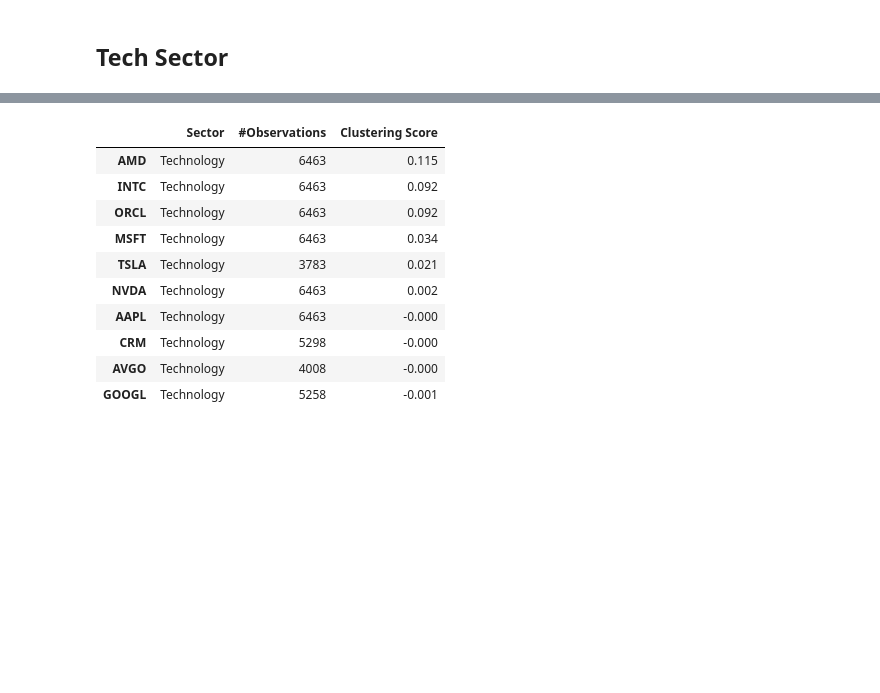
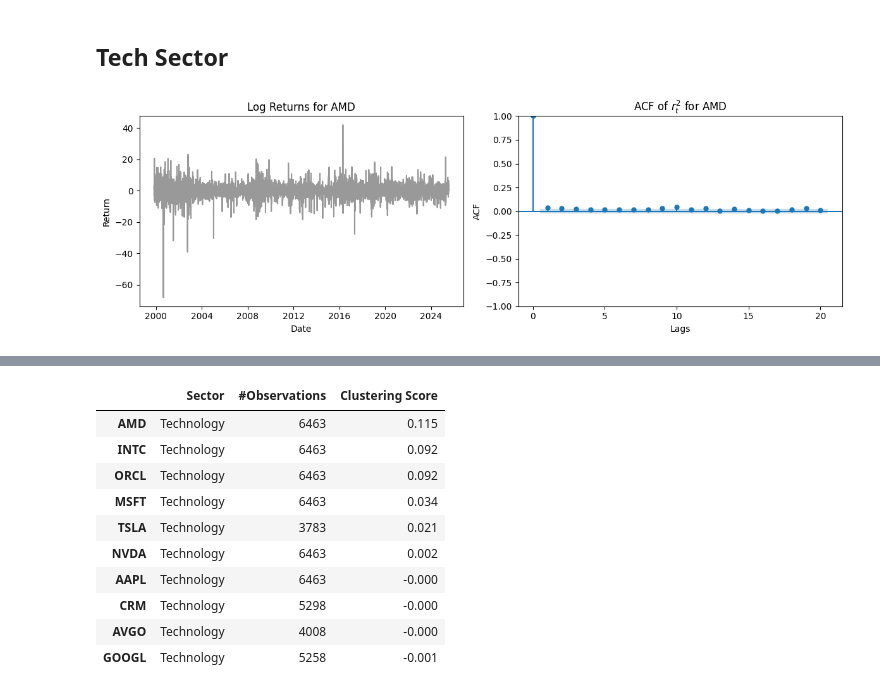
Before and after one commit to sushmita212/Stock_Volatility_Forecasting, a Jupyter notebook: preliminary_tests.ipynb, the cells around one changed output, grey strips where cells are left out. Saved outputs shown, nothing was run; the diff lists cells and outputs as text; code cells hidden in the pictures; blank space fills up the shorter version.

```diff
--- a/preliminary_tests.ipynb
+++ b/preliminary_tests.ipynb
@@ -152,3 +162,8 @@ finance_clustering.sort_values(by='Clustering Score', ascending=False)
 | C | Finance | 6463 | 0.008 |
 # %% [markdown]
 ## Tech Sector
+# %%
+AMD_ct = clusteringTest(df_tech['AMD']['returns'],'AMD')
+AMD_ct.plotACF()
+# %% [output]
+[figure, added]
```
Also changed, not shown: parts of 8 cells of this notebook, 1 other file.
